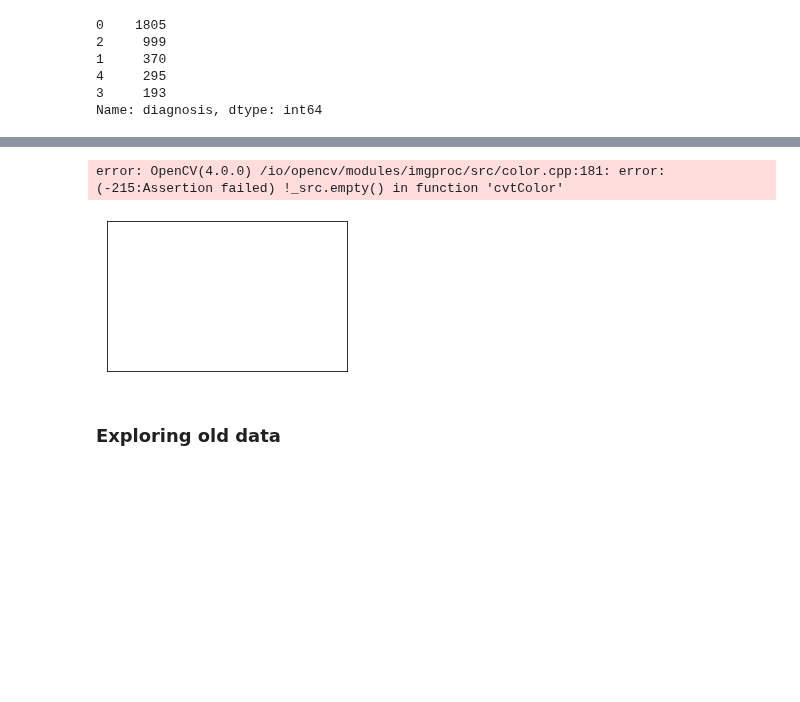
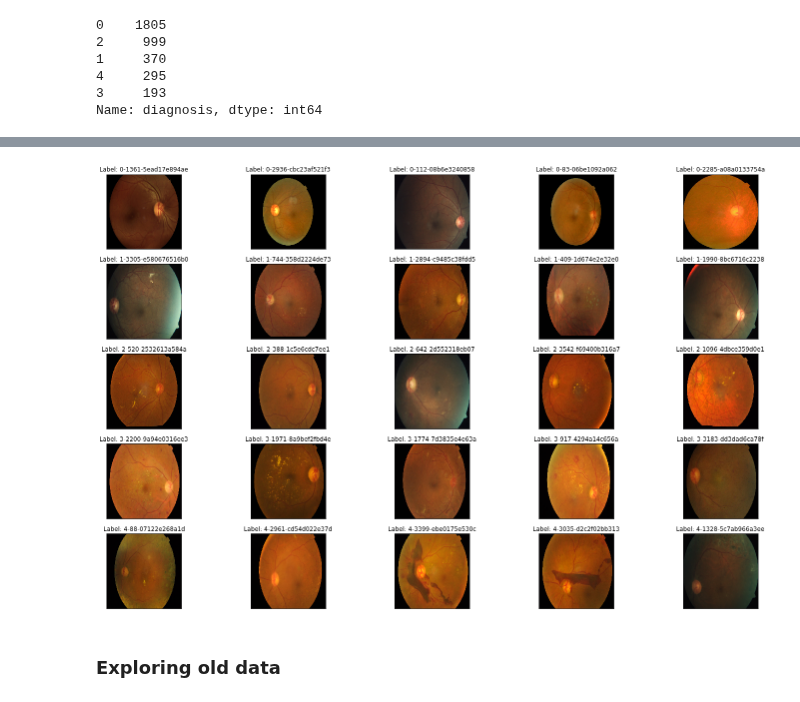
Before and after one commit to pyaf/Image-classification-pytorch, a Jupyter notebook: notebooks/EDA.ipynb, the cells around one changed output, grey strips where cells are left out. Saved outputs shown, nothing was run; the diff lists cells and outputs as text; code cells hidden in the pictures; blank space fills up the shorter version.

```diff
--- a/notebooks/EDA.ipynb
+++ b/notebooks/EDA.ipynb
@@ -126,20 +125,19 @@ TRAIN_NUM = 1000 # use 1000 when you just want to explore new idea, use -1 for f
 # %%
 
 fig = plt.figure(figsize=(25, 16))
 # display 10 images from each class
 for class_id in sorted(train_df['diagnosis'].unique()):
     for i, (idx, row) in enumerate(train_df.loc[train_df['diagnosis'] == class_id].sample(5, random_state=SEED).iterrows()):
         ax = fig.add_subplot(5, 5, class_id * 5 + i + 1, xticks=[], yticks=[])
-        path=f"data/train_images/{row['id_code']}.png"
+        path=f"../data/train_images/{row['id_code']}.png"
         image = cv2.imread(path)
         image = cv2.cvtColor(image, cv2.COLOR_BGR2RGB)
         image = cv2.resize(image, (IMG_SIZE, IMG_SIZE))
 
         plt.imshow(image)
         ax.set_title('Label: %d-%d-%s' % (class_id, idx, row['id_code']) )
 # %% [output]
-error: OpenCV(4.0.0) /io/opencv/modules/imgproc/src/color.cpp:181: error: (-215:Assertion failed) !_src.empty() in function 'cvtColor'
-[figure, old version]
+[figure, new version]
 # %%
 fig = plt.figure(figsize=(25, 16))
 for class_id in sorted(train_df['diagnosis'].unique()):
```
Also changed, not shown: parts of 10 cells of this notebook, 6 other files.
